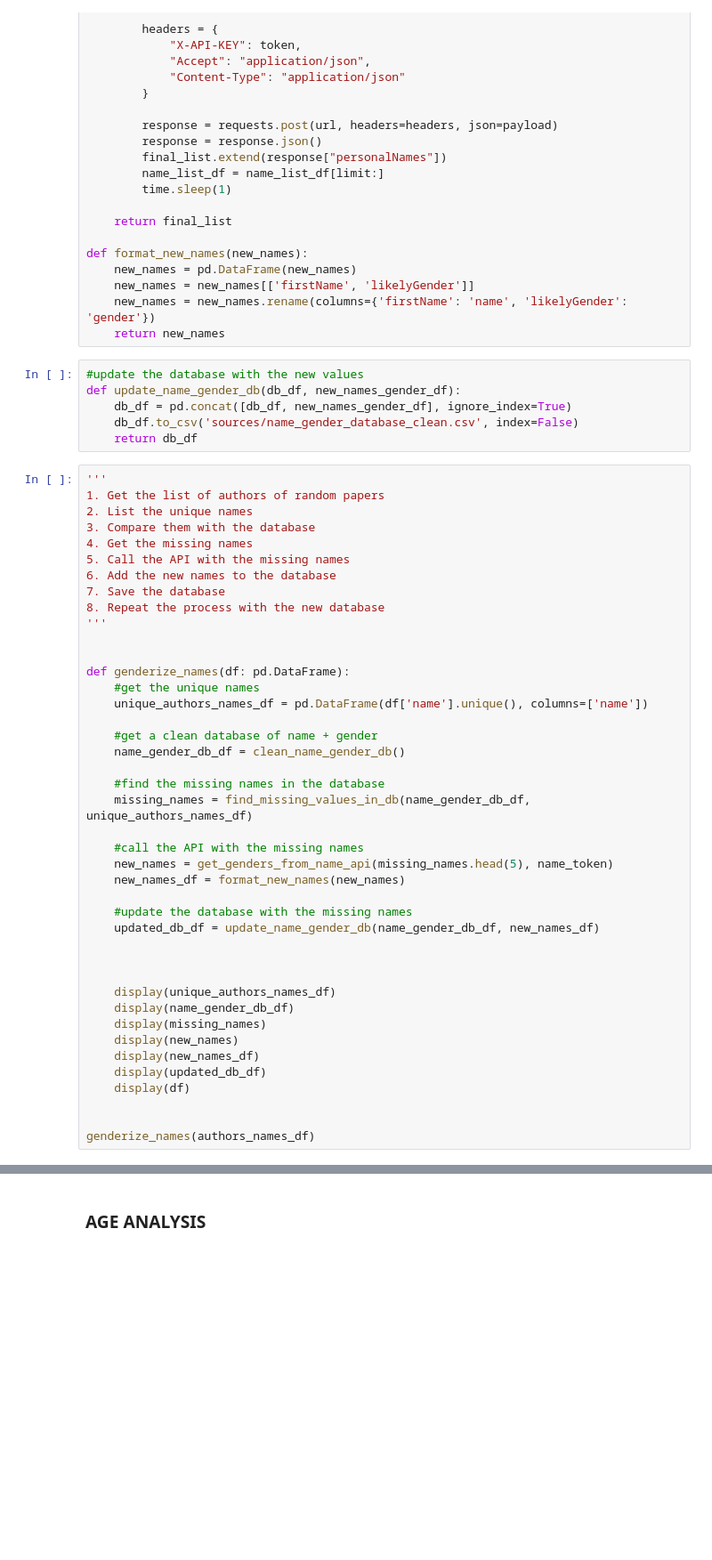
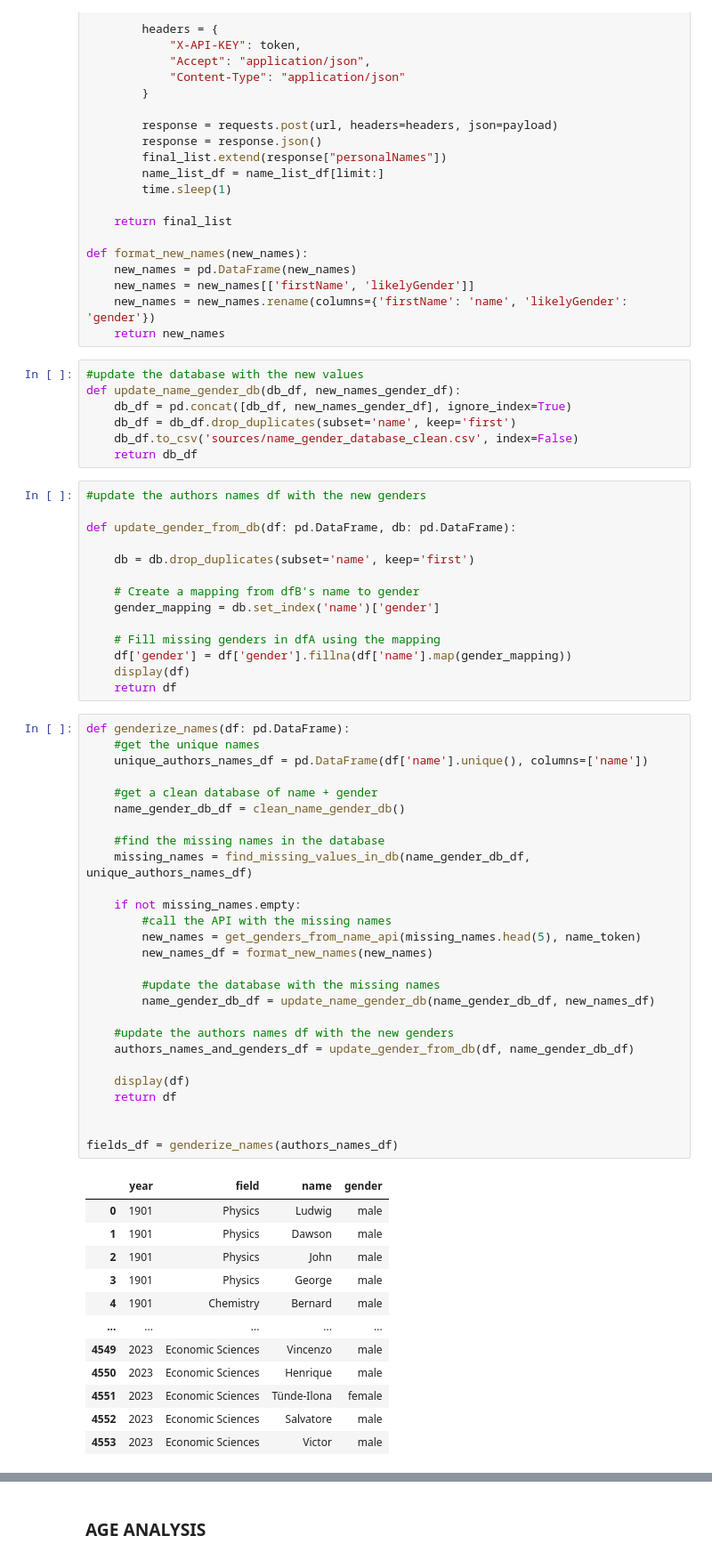
Before and after one commit to Bluceli168/IH-API-Project, a Jupyter notebook: main.ipynb, the cells around one changed output, grey strips where cells are left out. Shown at 89% size. Cells and saved outputs as stored; diff of their text form; blank space fills up the shorter version.

Commit message:
complete field data cleaning

```diff
--- a/main.ipynb
+++ b/main.ipynb
@@ -283,48 +286,60 @@ def format_new_names(new_names):
 #update the database with the new values
 def update_name_gender_db(db_df, new_names_gender_df):
     db_df = pd.concat([db_df, new_names_gender_df], ignore_index=True)
+    db_df = db_df.drop_duplicates(subset='name', keep='first')
     db_df.to_csv('sources/name_gender_database_clean.csv', index=False)
     return db_df
+# %%
+#update the authors names df with the new genders
+
+def update_gender_from_db(df: pd.DataFrame, db: pd.DataFrame):
+
+    db = db.drop_duplicates(subset='name', keep='first')
+
+    # Create a mapping from dfB's name to gender
+    gender_mapping = db.set_index('name')['gender']
+
+    # Fill missing genders in dfA using the mapping
+    df['gender'] = df['gender'].fillna(df['name'].map(gender_mapping))
+    display(df)
+    return df
 # %%
-'''
-1. Get the list of authors of random papers
-2. List the unique names
-3. Compare them with the database
-4. Get the missing names
-5. Call the API with the missing names
-6. Add the new names to the database
-7. Save the database
-8. Repeat the process with the new database
-'''
-
-
 def genderize_names(df: pd.DataFrame):
     #get the unique names
     unique_authors_names_df = pd.DataFrame(df['name'].unique(), columns=['name'])
 
     #get a clean database of name + gender
     name_gender_db_df = clean_name_gender_db()
 
     #find the missing names in the database
     missing_names = find_missing_values_in_db(name_gender_db_df, unique_authors_names_df)
 
-    #call the API with the missing names
-    new_names = get_genders_from_name_api(missing_names.head(5), name_token)
-    new_names_df = format_new_names(new_names)
+    if not missing_names.empty:
+        #call the API with the missing names
+        new_names = get_genders_from_name_api(missing_names.head(5), name_token)
+        new_names_df = format_new_names(new_names)
 
-    #update the database with the missing names
-    updated_db_df = update_name_gender_db(name_gender_db_df, new_names_df)
+        #update the database with the missing names
+        name_gender_db_df = update_name_gender_db(name_gender_db_df, new_names_df)
+
+    #update the authors names df with the new genders
+    authors_names_and_genders_df = update_gender_from_db(df, name_gender_db_df)
+
+    display(df)
+    return df
 
 
-
-    display(unique_authors_names_df)
-    display(name_gender_db_df)
-    display(missing_names)
-    display(new_names)
-    display(new_names_df)
-    display(updated_db_df)
-    display(df)
-
-
-genderize_names(authors_names_df)
+fields_df = genderize_names(authors_names_df)
 # %% [output]
+|  | year | field | name | gender |
+| 0 | 1901 | Physics | Ludwig | male |
+| 1 | 1901 | Physics | Dawson | male |
+| 2 | 1901 | Physics | John | male |
+| 3 | 1901 | Physics | George | male |
+| 4 | 1901 | Chemistry | Bernard | male |
+| ... | ... | ... | ... | ... |
+| 4549 | 2023 | Economic Sciences | Vincenzo | male |
+| 4550 | 2023 | Economic Sciences | Henrique | male |
+| 4551 | 2023 | Economic Sciences | Tünde-Ilona | female |
+| 4552 | 2023 | Economic Sciences | Salvatore | male |
+| 4553 | 2023 | Economic Sciences | Victor | male |
```
Also changed, not shown: parts of 3 cells of this notebook, 2 other files.
